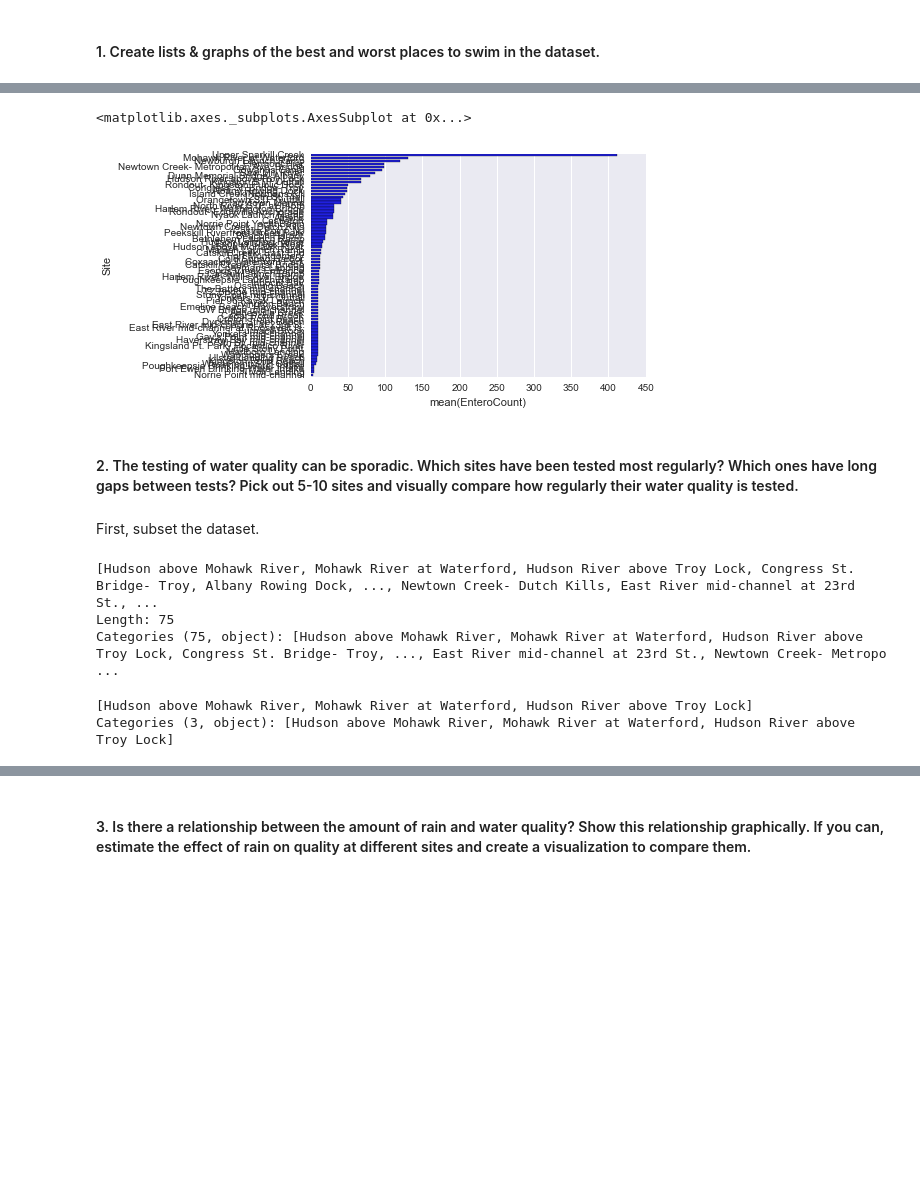
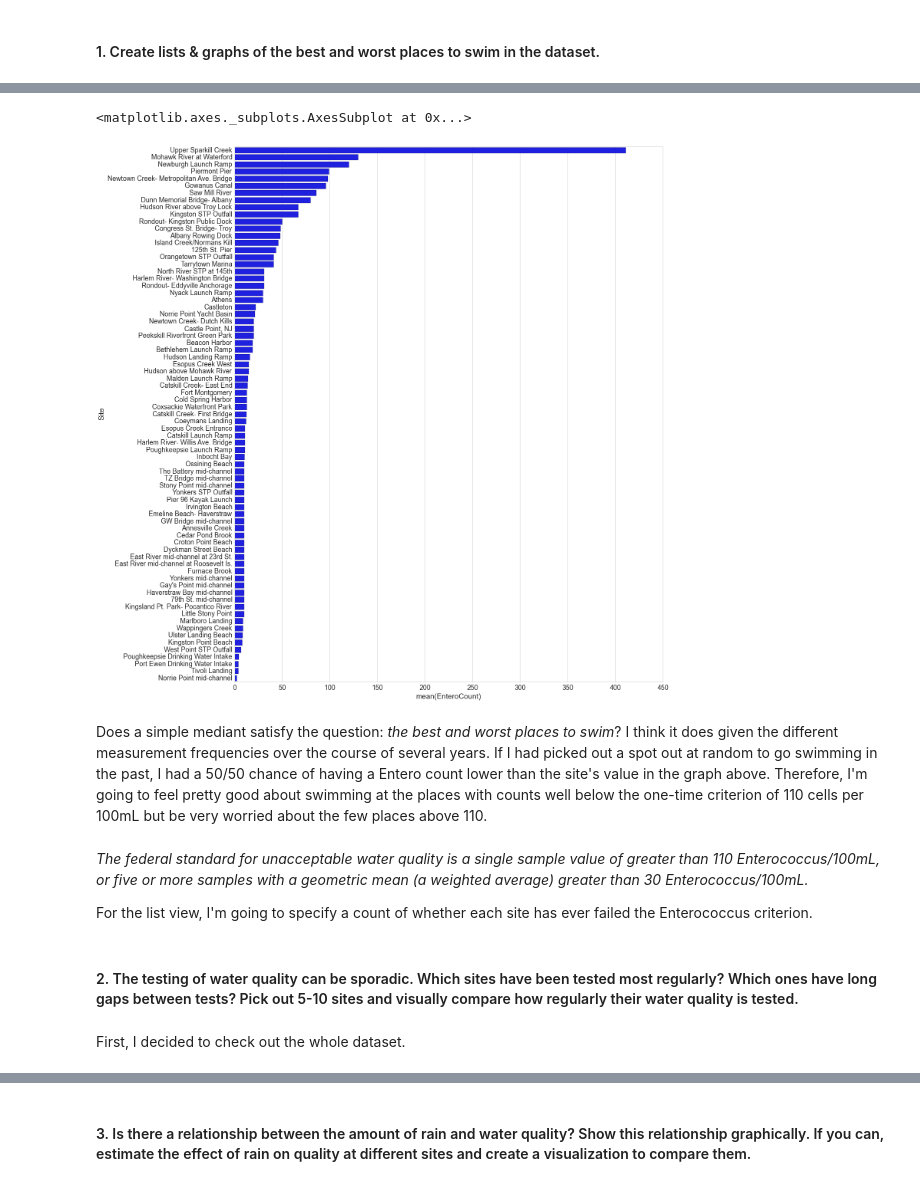
Before and after one commit to jhamski/IS608-DataVisualization-Assignments-Spring2016, a Jupyter notebook: Assignment 4/JamesHamski_assignment_4.ipynb, the cells around one changed output, grey strips where cells are left out. Saved outputs shown, nothing was run; the diff lists cells and outputs as text; code cells hidden in the pictures; blank space fills up the shorter version.

Commit message:
Sketch solutions to all questions

```diff
--- a/Assignment 4/JamesHamski_assignment_4.ipynb
+++ b/Assignment 4/JamesHamski_assignment_4.ipynb
@@ -95,10 +97,19 @@ site_ave.head()
 # %%
-sns.barplot(x="EnteroCount", y="Site", data=site_ave,
-            label="Total", color="b", order=site_ave['Site'])
+plt.figure(figsize=(20, 25))
+sns.set(font_scale=1.75, style='whitegrid')
+
+sns.barplot(x='EnteroCount', y='Site', data=site_ave,
+            label='Total', color='b', order=site_ave['Site'])
 # %% [output]
 <matplotlib.axes._subplots.AxesSubplot at 0x...>
-[figure, old version]
+[figure, new version]
+# %% [markdown]
+Does a simple mediant satisfy the question: *the best and worst places to swim*? I think it does given the different measurement frequencies over the course of several years. If I had picked out a spot out at random to go swimming in the past, I had a 50/50 chance of having a Entero count lower than the site's value in the graph above. Therefore, I'm going to feel pretty good about swimming at the places with counts well below the one-time criterion of 110 cells per 100mL but be very worried about the few places above 110.
+# %% [markdown]
+*The federal standard for unacceptable water quality is a single sample value of greater than 110 Enterococcus/100mL, or five or more samples with a geometric mean (a weighted average) greater than 30 Enterococcus/100mL.*
+
+For the list view, I'm going to specify a count of whether each site has ever failed the Enterococcus criterion.
 # %% [markdown]
 #### 2. The testing of water quality can be sporadic. Which sites have been tested most regularly? Which ones have long gaps between tests? Pick out 5-10 sites and visually compare how regularly their water quality is tested.
 # %% [markdown]
-First, subset the dataset.
+First, I decided to check out the whole dataset.
@@ -107,6 +115,0 @@ sites = rk['Site'].unique()
-# %%
-sites
-# %% [output]
-[Hudson above Mohawk River, Mohawk River at Waterford, Hudson River above Troy Lock, Congress St. Bridge- Troy, Albany Rowing Dock, ..., Newtown Creek- Dutch Kills, East River mid-channel at 23rd St., ...
-Length: 75
-Categories (75, object): [Hudson above Mohawk River, Mohawk River at Waterford, Hudson River above Troy Lock, Congress St. Bridge- Troy, ..., East River mid-channel at 23rd St., Newtown Creek- Metropo ...
@@ -115,6 +116 @@ subset = rk[rk.Site.isin(sites_sample)]
-# %%
-subset['Site'].unique()
-# %% [output]
-[Hudson above Mohawk River, Mohawk River at Waterford, Hudson River above Troy Lock]
-Categories (3, object): [Hudson above Mohawk River, Mohawk River at Waterford, Hudson River above Troy Lock]
 # %%
```
Also changed, not shown: parts of 11 cells of this notebook.
